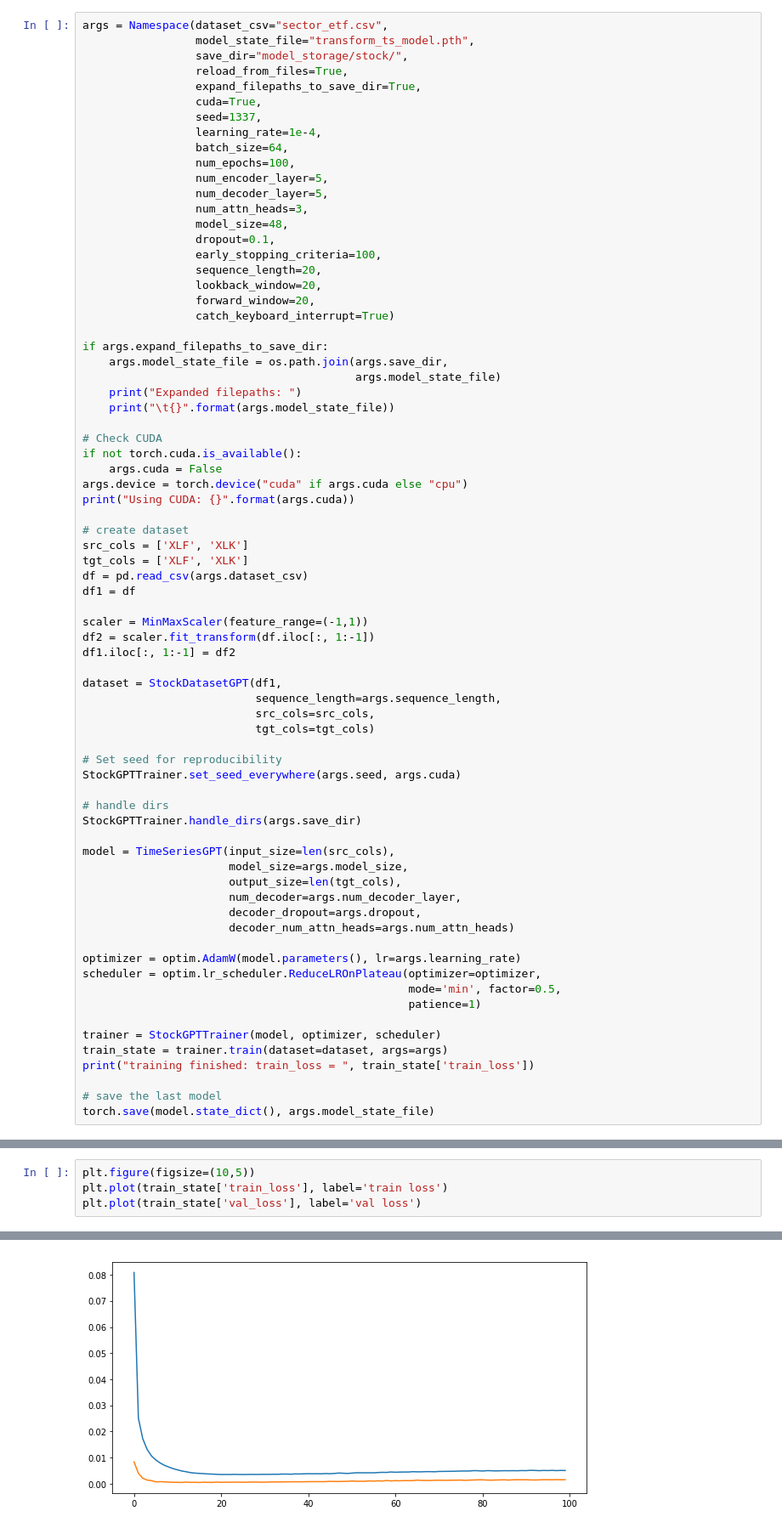
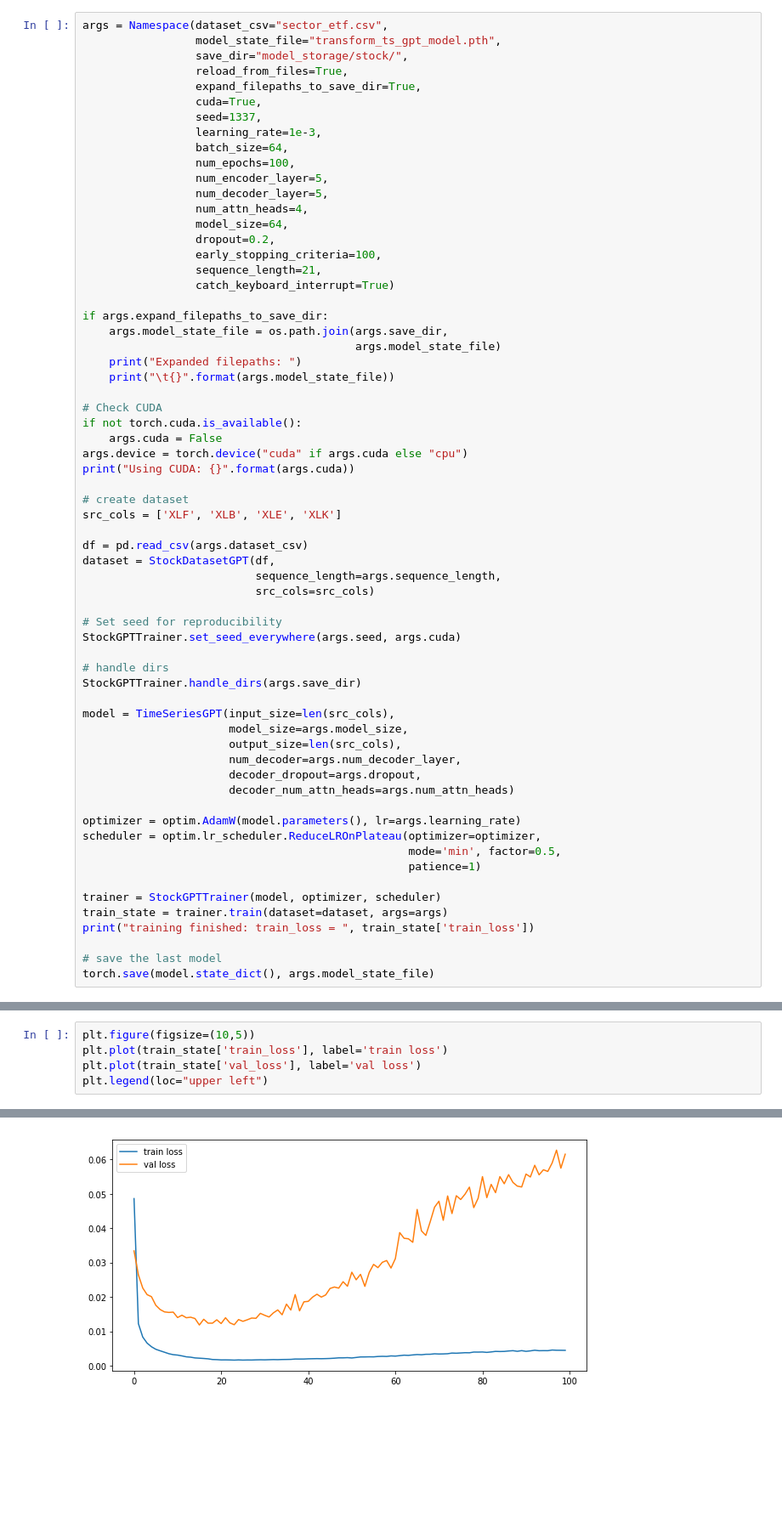
Before and after one commit to davefang1030/ts-transformer, a Jupyter notebook: ts_gpt.ipynb, the cells around one changed output, grey strips where cells are left out. Shown: that part at 85% size. Cells and saved outputs as stored; diff of their text form; blank space fills up the shorter version.

Commit message:
update with plots

```diff
--- a/ts_gpt.ipynb
+++ b/ts_gpt.ipynb
@@ -20,23 +23,21 @@ import numpy as np
 # %%
 args = Namespace(dataset_csv="sector_etf.csv",
-                 model_state_file="transform_ts_model.pth",
+                 model_state_file="transform_ts_gpt_model.pth",
                  save_dir="model_storage/stock/",
                  reload_from_files=True,
                  expand_filepaths_to_save_dir=True,
                  cuda=True,
                  seed=1337,
-                 learning_rate=1e-4,
+                 learning_rate=1e-3,
                  batch_size=64,
                  num_epochs=100,
                  num_encoder_layer=5,
                  num_decoder_layer=5,
-                 num_attn_heads=3,
-                 model_size=48,
-                 dropout=0.1,
+                 num_attn_heads=4,
+                 model_size=64,
+                 dropout=0.2,
                  early_stopping_criteria=100,
-                 sequence_length=20,
-                 lookback_window=20,
-                 forward_window=20,
+                 sequence_length=21,
                  catch_keyboard_interrupt=True)
 
 if args.expand_filepaths_to_save_dir:
@@ -52,19 +53,12 @@ args.device = torch.device("cuda" if args.cuda else "cpu")
 print("Using CUDA: {}".format(args.cuda))
 
 # create dataset
-src_cols = ['XLF', 'XLK']
-tgt_cols = ['XLF', 'XLK']
+src_cols = ['XLF', 'XLB', 'XLE', 'XLK']
+
 df = pd.read_csv(args.dataset_csv)
-df1 = df
-
-scaler = MinMaxScaler(feature_range=(-1,1))
-df2 = scaler.fit_transform(df.iloc[:, 1:-1])
-df1.iloc[:, 1:-1] = df2
-
-dataset = StockDatasetGPT(df1,
+dataset = StockDatasetGPT(df,
                           sequence_length=args.sequence_length,
-                          src_cols=src_cols,
-                          tgt_cols=tgt_cols)
+                          src_cols=src_cols)
 
 # Set seed for reproducibility
 StockGPTTrainer.set_seed_everywhere(args.seed, args.cuda)
@@ -74,7 +68,7 @@ StockGPTTrainer.handle_dirs(args.save_dir)
 
 model = TimeSeriesGPT(input_size=len(src_cols),
                       model_size=args.model_size,
-                      output_size=len(tgt_cols),
+                      output_size=len(src_cols),
                       num_decoder=args.num_decoder_layer,
                       decoder_dropout=args.dropout,
                       decoder_num_attn_heads=args.num_attn_heads)
@@ -101,4 +101,5 @@ training finished: train_loss =  [0.08088309971102767, 0.025064952212615288, 0.0
 plt.figure(figsize=(10,5))
 plt.plot(train_state['train_loss'], label='train loss')
 plt.plot(train_state['val_loss'], label='val loss')
+plt.legend(loc="upper left")
 # %% [output]
@@ -106 +107 @@ plt.plot(train_state['val_loss'], label='val loss')
-[figure, old version]
+[figure, new version]
```
Also changed, not shown: parts of 21 cells of this notebook.
